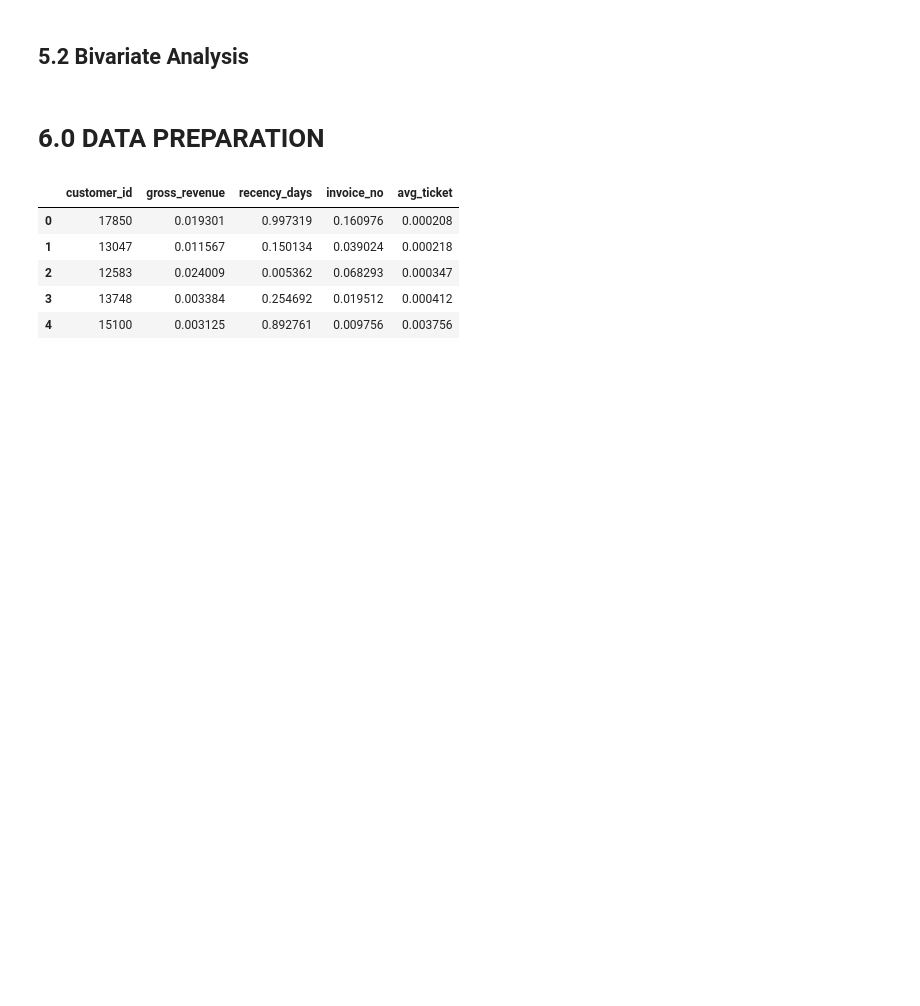
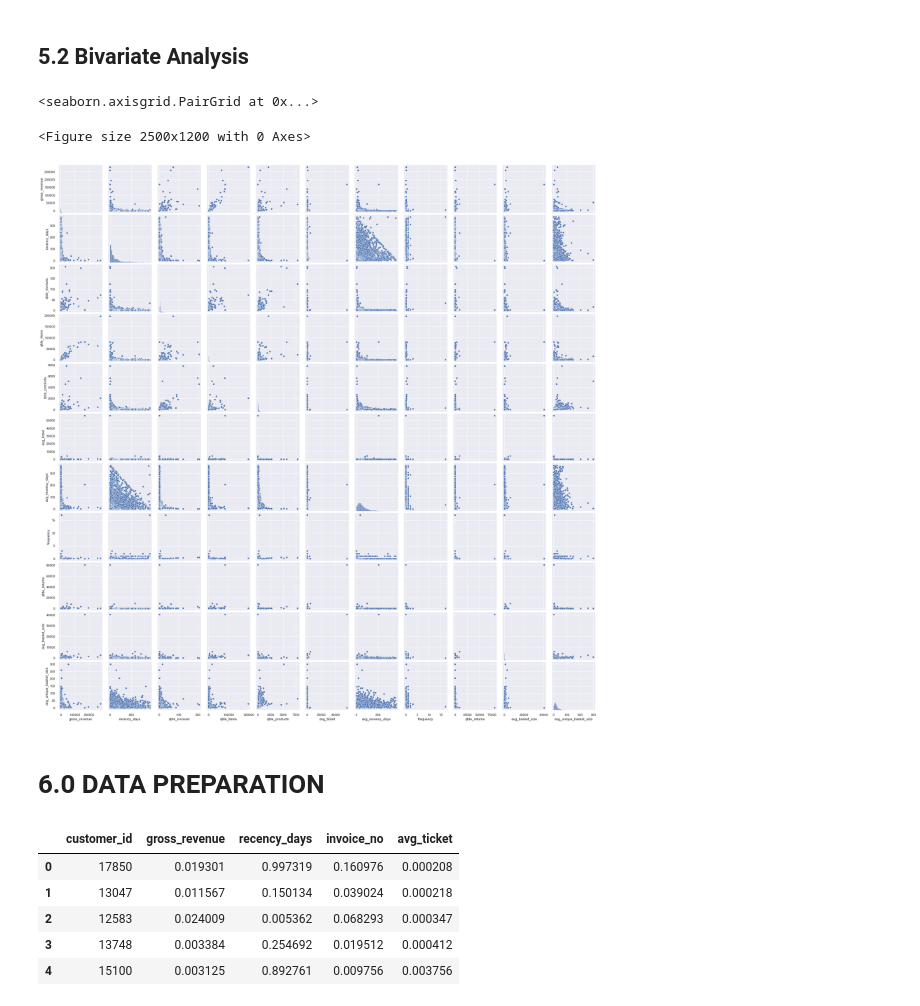
Before and after one commit to jocafneto/Insiders-Clustering, a Jupyter notebook: notebooks/v06-cluster.ipynb, the cells around one changed output. Drawn from its saved outputs; the diff is of its cells as text; code cells hidden in the pictures; blank space fills up the shorter version.

```diff
--- a/notebooks/v06-cluster.ipynb
+++ b/notebooks/v06-cluster.ipynb
@@ -707,5 +727,16 @@ profile.to_file('output.html')
 # %% [markdown]
 ## 5.2 Bivariate Analysis
+# %%
+cols = 'customer_id'
+df52 = df5.drop( cols, axis=1 )
+# %%
+plt.figure( figsize=(25,12) )
+
+sns.pairplot( df52 )
+# %% [output]
+<seaborn.axisgrid.PairGrid at 0x...>
+<Figure size 2500x1200 with 0 Axes>
+[figure, added]
 # %% [markdown]
 # 6.0 DATA PREPARATION
 # %%
```
Also changed, not shown: parts of 6 cells of this notebook.
